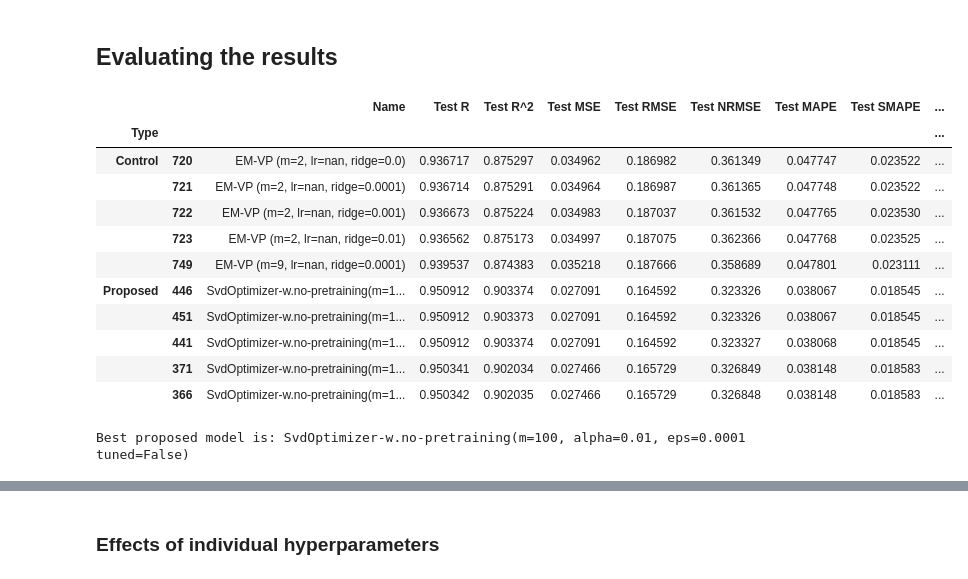
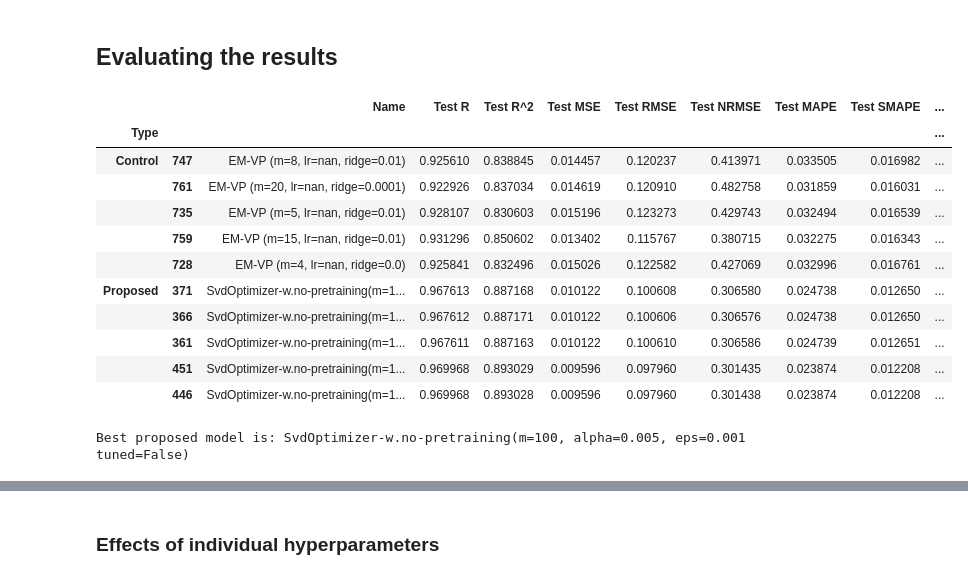
Before and after one commit to lichterberci/rbfar-ols, a Jupyter notebook: experiments.ipynb, the cells around one changed output, grey strips where cells are left out. Saved outputs shown, nothing was run; the diff lists cells and outputs as text; code cells hidden in the pictures.

```diff
--- a/experiments.ipynb
+++ b/experiments.ipynb
@@ -251,7 +251,7 @@ if not isinstance(control_results, list):
 # %% [markdown]
 ## Evaluating the results
 # %%
-VALID_RATIO = 0.15
+VALID_RATIO = 0.2
 
 test_ratio = 1.0 - TRAIN_RATIO - VALID_RATIO
 assert test_ratio > 0, "Test ratio must be positive."
@@ -367,45 +367,42 @@ for i, res in enumerate(control_results):
     )
     results_df = pd.concat([results_df, new_row], ignore_index=True)
 # %%
-# PROPOSED_MODEL_SELECTION_CRITERION = "Valid R^2"
-# PROPOSED_MODEL_SELECTION_CRITERION_SHOULD_MAXIMIZE = True
+MODEL_SELECTION_CRITERION = "Valid MAPE"
+MODEL_SELECTION_CRITERION_SHOULD_MAXIMIZE = False
 
-# PROPOSED_MODEL_SELECTION_CRITERION = "Test MAPE"
-# PROPOSED_MODEL_SELECTION_CRITERION_SHOULD_MAXIMIZE = False
-
-PROPOSED_MODEL_SELECTION_CRITERION = "Test MAPE"
-PROPOSED_MODEL_SELECTION_CRITERION_SHOULD_MAXIMIZE = False
+MODEL_EVALUATION_CRITERION = "Test NRMSE"
+MODEL_EVALUATION_CRITERION_SHOULD_MAXIMIZE = False
 # %%
 results_df.groupby("Type")[results_df.columns].apply(
     lambda x: x.sort_values(
-        by=PROPOSED_MODEL_SELECTION_CRITERION,
-        ascending=not PROPOSED_MODEL_SELECTION_CRITERION_SHOULD_MAXIMIZE,
+        by=MODEL_SELECTION_CRITERION,
+        ascending=not MODEL_SELECTION_CRITERION_SHOULD_MAXIMIZE,
     )
     .drop(
         columns=[
             "Type",
             *[col for col in results_df.columns if col.startswith("Valid")],
         ]
     )
     .head(5)
 )
 # %% [output]
 |  |  | Name | Test R | Test R^2 | Test MSE | Test RMSE | Test NRMSE | Test MAPE | Test SMAPE | ... |
 | Type |  |  |  |  |  |  |  |  |  | ... |
-| Control | 720 | EM-VP (m=2, lr=nan, ridge=0.0) | 0.936717 | 0.875297 | 0.034962 | 0.186982 | 0.361349 | 0.047747 | 0.023522 | ... |
-|  | 721 | EM-VP (m=2, lr=nan, ridge=0.0001) | 0.936714 | 0.875291 | 0.034964 | 0.186987 | 0.361365 | 0.047748 | 0.023522 | ... |
-|  | 722 | EM-VP (m=2, lr=nan, ridge=0.001) | 0.936673 | 0.875224 | 0.034983 | 0.187037 | 0.361532 | 0.047765 | 0.023530 | ... |
-|  | 723 | EM-VP (m=2, lr=nan, ridge=0.01) | 0.936562 | 0.875173 | 0.034997 | 0.187075 | 0.362366 | 0.047768 | 0.023525 | ... |
-|  | 749 | EM-VP (m=9, lr=nan, ridge=0.0001) | 0.939537 | 0.874383 | 0.035218 | 0.187666 | 0.358689 | 0.047801 | 0.023111 | ... |
-| Proposed | 446 | SvdOptimizer-w.no-pretraining(m=1... | 0.950912 | 0.903374 | 0.027091 | 0.164592 | 0.323326 | 0.038067 | 0.018545 | ... |
-|  | 451 | SvdOptimizer-w.no-pretraining(m=1... | 0.950912 | 0.903373 | 0.027091 | 0.164592 | 0.323326 | 0.038067 | 0.018545 | ... |
-|  | 441 | SvdOptimizer-w.no-pretraining(m=1... | 0.950912 | 0.903374 | 0.027091 | 0.164592 | 0.323327 | 0.038068 | 0.018545 | ... |
-|  | 371 | SvdOptimizer-w.no-pretraining(m=1... | 0.950341 | 0.902034 | 0.027466 | 0.165729 | 0.326849 | 0.038148 | 0.018583 | ... |
-|  | 366 | SvdOptimizer-w.no-pretraining(m=1... | 0.950342 | 0.902035 | 0.027466 | 0.165729 | 0.326848 | 0.038148 | 0.018583 | ... |
+| Control | 747 | EM-VP (m=8, lr=nan, ridge=0.01) | 0.925610 | 0.838845 | 0.014457 | 0.120237 | 0.413971 | 0.033505 | 0.016982 | ... |
+|  | 761 | EM-VP (m=20, lr=nan, ridge=0.0001) | 0.922926 | 0.837034 | 0.014619 | 0.120910 | 0.482758 | 0.031859 | 0.016031 | ... |
+|  | 735 | EM-VP (m=5, lr=nan, ridge=0.01) | 0.928107 | 0.830603 | 0.015196 | 0.123273 | 0.429743 | 0.032494 | 0.016539 | ... |
+|  | 759 | EM-VP (m=15, lr=nan, ridge=0.01) | 0.931296 | 0.850602 | 0.013402 | 0.115767 | 0.380715 | 0.032275 | 0.016343 | ... |
+|  | 728 | EM-VP (m=4, lr=nan, ridge=0.0) | 0.925841 | 0.832496 | 0.015026 | 0.122582 | 0.427069 | 0.032996 | 0.016761 | ... |
+| Proposed | 371 | SvdOptimizer-w.no-pretraining(m=1... | 0.967613 | 0.887168 | 0.010122 | 0.100608 | 0.306580 | 0.024738 | 0.012650 | ... |
+|  | 366 | SvdOptimizer-w.no-pretraining(m=1... | 0.967612 | 0.887171 | 0.010122 | 0.100606 | 0.306576 | 0.024738 | 0.012650 | ... |
+|  | 361 | SvdOptimizer-w.no-pretraining(m=1... | 0.967611 | 0.887163 | 0.010122 | 0.100610 | 0.306586 | 0.024739 | 0.012651 | ... |
+|  | 451 | SvdOptimizer-w.no-pretraining(m=1... | 0.969968 | 0.893029 | 0.009596 | 0.097960 | 0.301435 | 0.023874 | 0.012208 | ... |
+|  | 446 | SvdOptimizer-w.no-pretraining(m=1... | 0.969968 | 0.893028 | 0.009596 | 0.097960 | 0.301438 | 0.023874 | 0.012208 | ... |
 # %%
-print(f"Best proposed model is: {results_df.sort_values(by=["Type", PROPOSED_MODEL_SELECTION_CRITERION], ascending=[False, not PROPOSED_MODEL_SELECTION_CRITERION_SHOULD_MAXIMIZE]).head(1)["Name"].values[0]}")
+print(f"Best proposed model is: {results_df.sort_values(by=["Type", MODEL_SELECTION_CRITERION], ascending=[False, not MODEL_SELECTION_CRITERION_SHOULD_MAXIMIZE]).head(1)["Name"].values[0]}")
 # %% [output]
-Best proposed model is: SvdOptimizer-w.no-pretraining(m=100, alpha=0.01, eps=0.0001 tuned=False)
+Best proposed model is: SvdOptimizer-w.no-pretraining(m=100, alpha=0.005, eps=0.001 tuned=False)
 # %%
 AXIS_LIM = (0, 1)
 # %%
```
Also changed, not shown: parts of 14 cells of this notebook.
